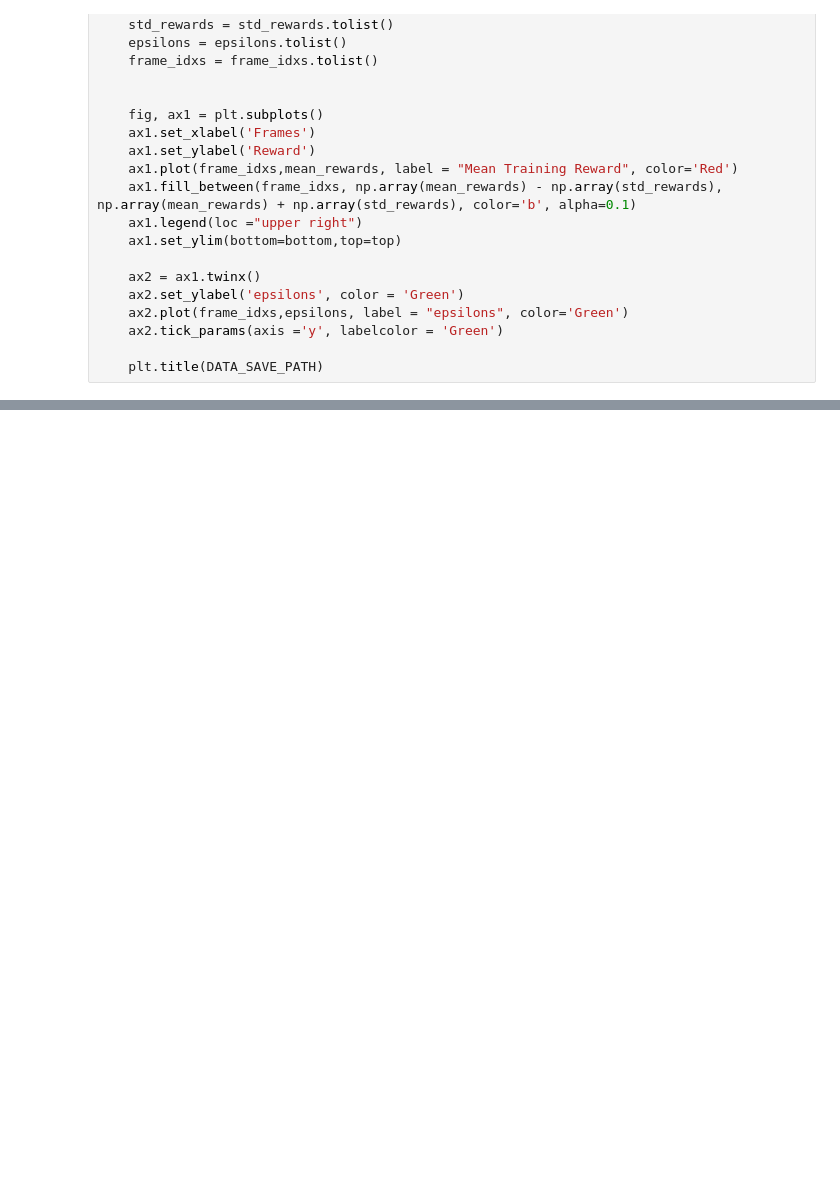
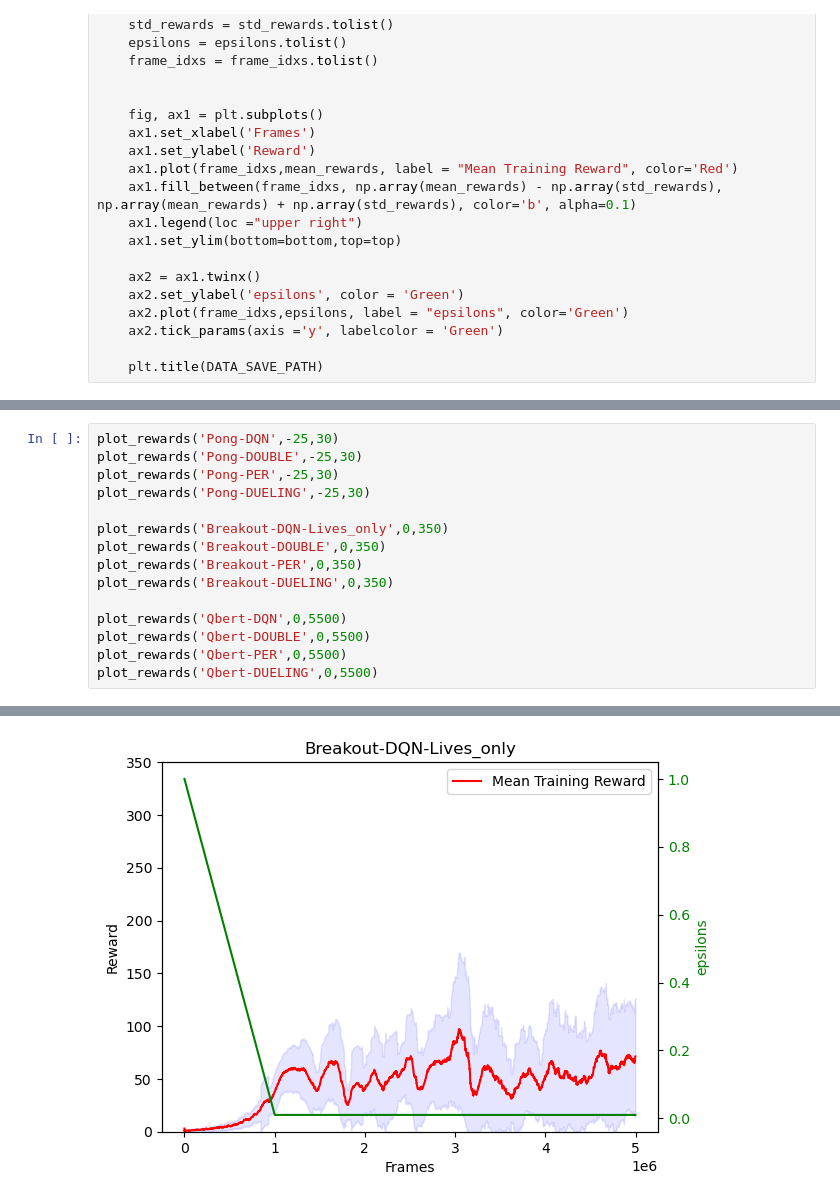
Before and after one commit to JamesChapmanNV/Deep_Reinforcement_Learning, a Jupyter notebook: Visualization.ipynb, the cells around one changed output, grey strips where cells are left out. Drawn from its saved outputs; the diff is of its cells as text; blank space fills up the shorter version.

```diff
--- a/Visualization.ipynb
+++ b/Visualization.ipynb
@@ -83,0 +66,16 @@ plot_rewards('Pong-DUELING',-25,30)
+# %%
+plot_rewards('Pong-DQN',-25,30)
+plot_rewards('Pong-DOUBLE',-25,30)
+plot_rewards('Pong-PER',-25,30)
+plot_rewards('Pong-DUELING',-25,30)
+
+plot_rewards('Breakout-DQN-Lives_only',0,350)
+plot_rewards('Breakout-DOUBLE',0,350)
+plot_rewards('Breakout-PER',0,350)
+plot_rewards('Breakout-DUELING',0,350)
+
+plot_rewards('Qbert-DQN',0,5500)
+plot_rewards('Qbert-DOUBLE',0,5500)
+plot_rewards('Qbert-PER',0,5500)
+plot_rewards('Qbert-DUELING',0,5500)
+# %% [output]
@@ -83,0 +86 @@ plot_rewards('Pong-DUELING',-25,30)
+[figure, added]
```
Also changed, not shown: parts of 6 cells of this notebook, 4 other files.
